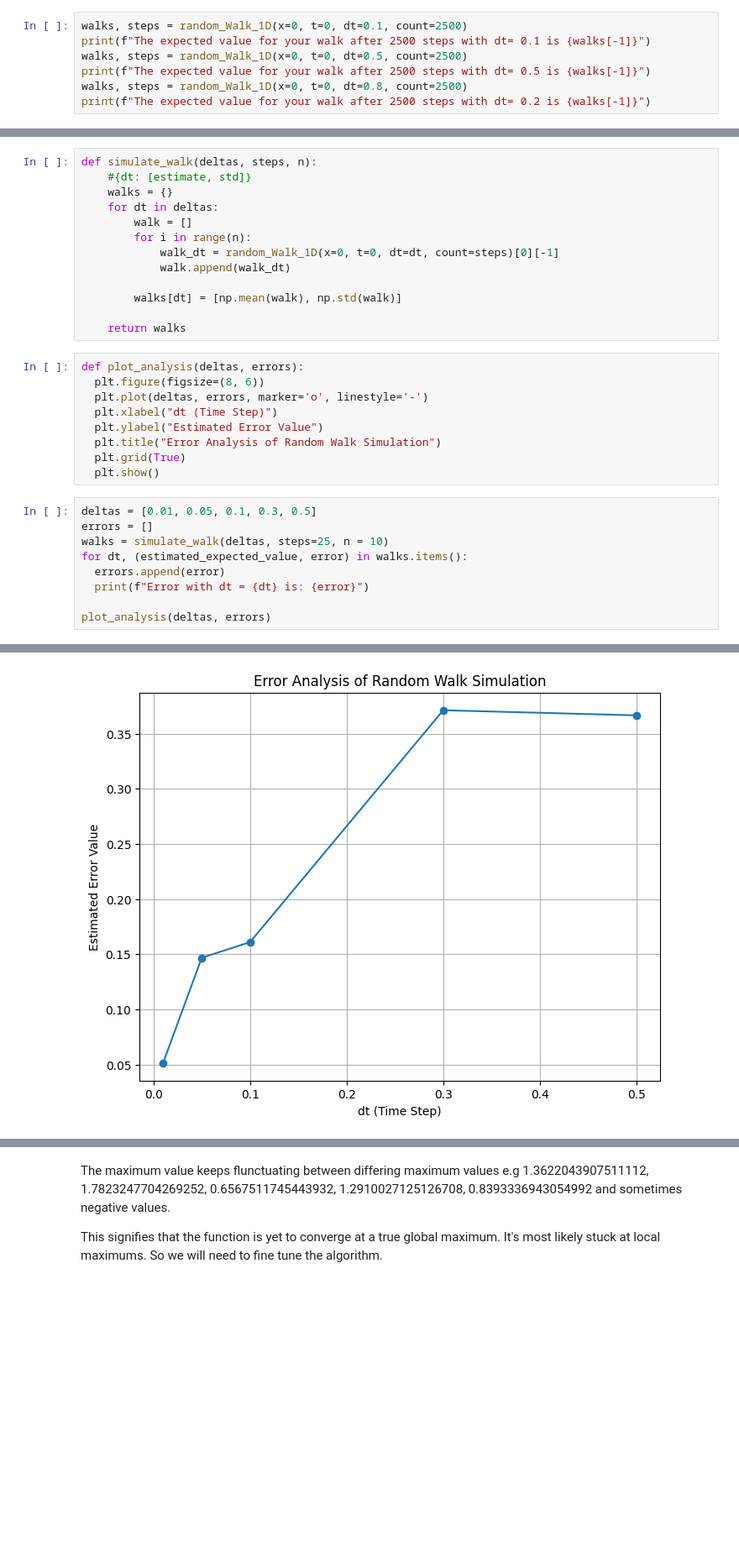
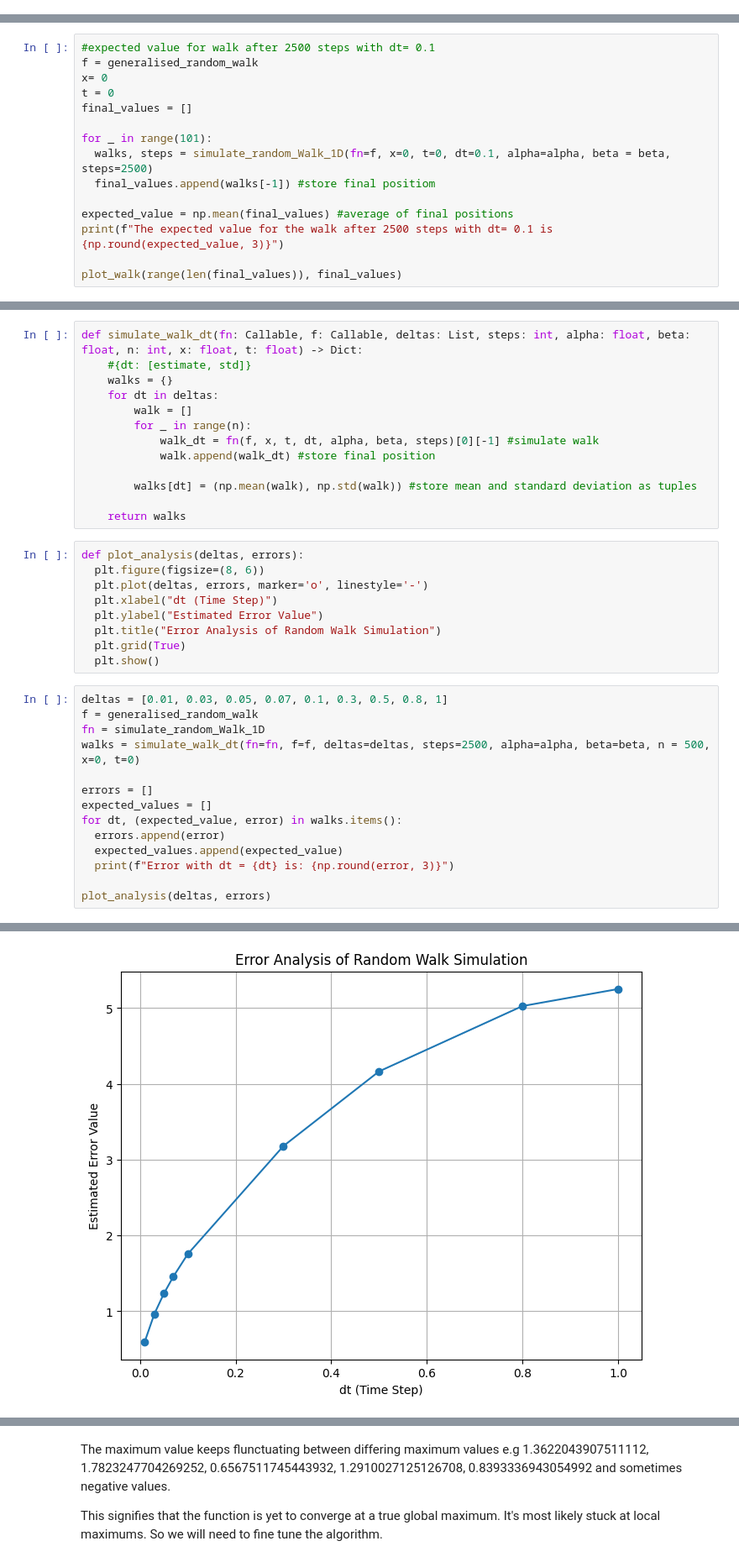
Before and after one commit to ovieimara/MATPMD4, a Jupyter notebook: MATPMD4_Assignment1_3422868.ipynb, the cells around one changed output, grey strips where cells are left out. Shown at 84% size. Saved outputs shown, nothing was run; the diff lists cells and outputs as text; blank space fills up the shorter version.

```diff
--- a/MATPMD4_Assignment1_3422868.ipynb
+++ b/MATPMD4_Assignment1_3422868.ipynb
@@ -471,7 +511,0 @@ accurate result, what should we do?
-# %%
-walks, steps = random_Walk_1D(x=0, t=0, dt=0.1, count=2500)
-print(f"The expected value for your walk after 2500 steps with dt= 0.1 is {walks[-1]}")
-walks, steps = random_Walk_1D(x=0, t=0, dt=0.5, count=2500)
-print(f"The expected value for your walk after 2500 steps with dt= 0.5 is {walks[-1]}")
-walks, steps = random_Walk_1D(x=0, t=0, dt=0.8, count=2500)
-print(f"The expected value for your walk after 2500 steps with dt= 0.2 is {walks[-1]}")
@@ -516,0 +512,15 @@ The expected value for your walk after 2500 steps with dt= 0.2 is 2.606235324683
+# %%
+#expected value for walk after 2500 steps with dt= 0.1
+f = generalised_random_walk
+x= 0
+t = 0
+final_values = []
+
+for _ in range(101):
+  walks, steps = simulate_random_Walk_1D(fn=f, x=0, t=0, dt=0.1, alpha=alpha, beta = beta, steps=2500)
+  final_values.append(walks[-1]) #store final positiom
+
+expected_value = np.mean(final_values) #average of final positions
+print(f"The expected value for the walk after 2500 steps with dt= 0.1 is {np.round(expected_value, 3)}")
+
+plot_walk(range(len(final_values)), final_values)
@@ -517,14 +530,14 @@ The expected value for your walk after 2500 steps with dt= 0.2 is 2.606235324683
 # %%
-def simulate_walk(deltas, steps, n):
+def simulate_walk_dt(fn: Callable, f: Callable, deltas: List, steps: int, alpha: float, beta: float, n: int, x: float, t: float) -> Dict:
     #{dt: [estimate, std]}
     walks = {}
     for dt in deltas:
         walk = []
-        for i in range(n):
-            walk_dt = random_Walk_1D(x=0, t=0, dt=dt, count=steps)[0][-1]
-            walk.append(walk_dt)
+        for _ in range(n):
+            walk_dt = fn(f, x, t, dt, alpha, beta, steps)[0][-1] #simulate walk
+            walk.append(walk_dt) #store final position
 
-        walks[dt] = [np.mean(walk), np.std(walk)]
+        walks[dt] = (np.mean(walk), np.std(walk)) #store mean and standard deviation as tuples
 
     return walks
 # %%
@@ -537,12 +550,17 @@ def plot_analysis(deltas, errors):
   plt.grid(True)
   plt.show()
 # %%
-deltas = [0.01, 0.05, 0.1, 0.3, 0.5]
+deltas = [0.01, 0.03, 0.05, 0.07, 0.1, 0.3, 0.5, 0.8, 1]
+f = generalised_random_walk
+fn = simulate_random_Walk_1D
+walks = simulate_walk_dt(fn=fn, f=f, deltas=deltas, steps=2500, alpha=alpha, beta=beta, n = 500, x=0, t=0)
+
 errors = []
-walks = simulate_walk(deltas, steps=25, n = 10)
-for dt, (estimated_expected_value, error) in walks.items():
+expected_values = []
+for dt, (expected_value, error) in walks.items():
   errors.append(error)
-  print(f"Error with dt = {dt} is: {error}")
+  expected_values.append(expected_value)
+  print(f"Error with dt = {dt} is: {np.round(error, 3)}")
 
 plot_analysis(deltas, errors)
 # %% [output]
@@ -554 +576 @@ Error with dt = 0.5 is: 0.36662923646036044
-[figure, old version]
+[figure, new version]
```
Also changed, not shown: parts of 49 cells of this notebook.
